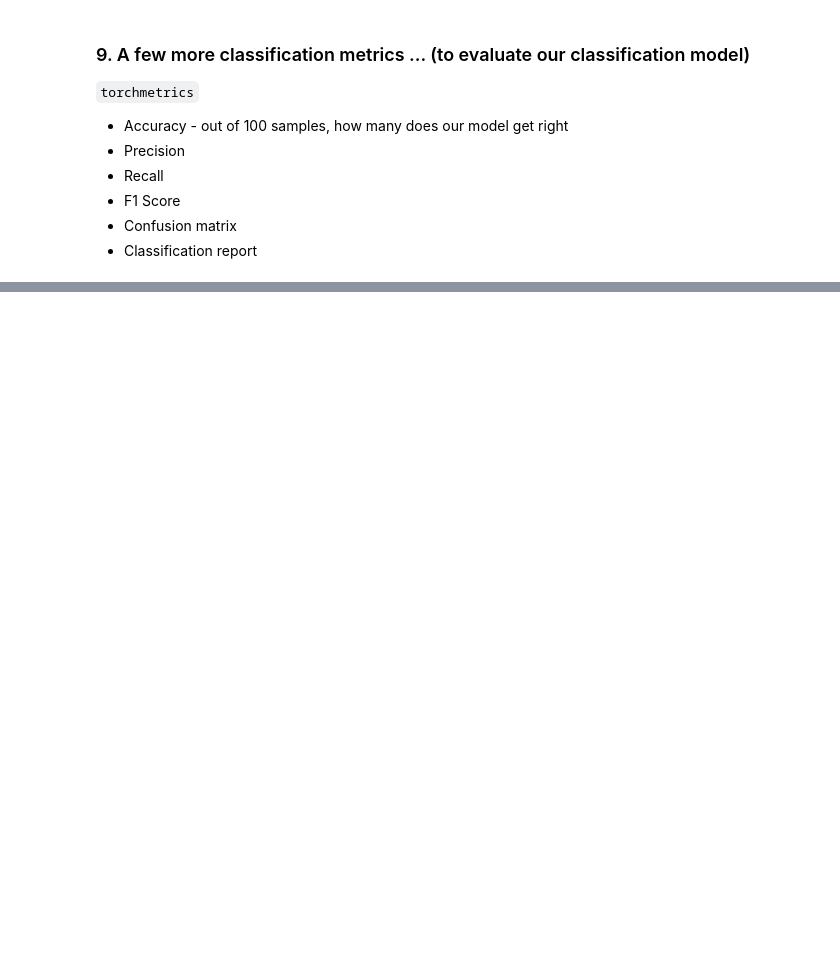
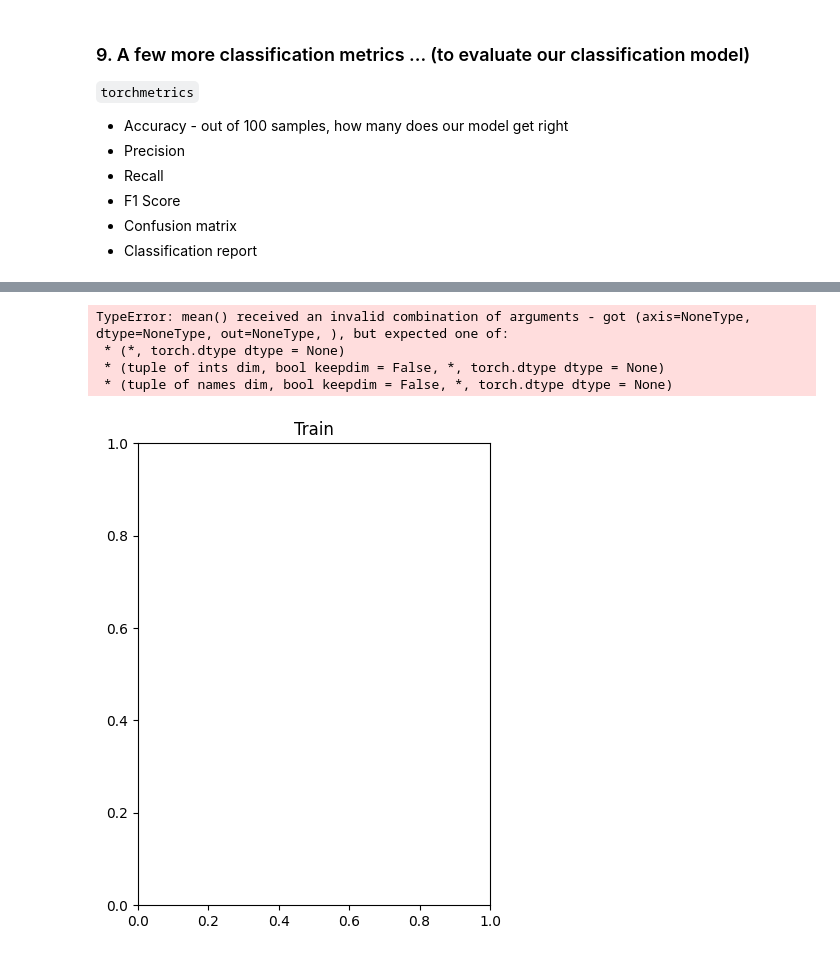
Before and after one commit to Bishal-Stha/machine_learning, a Jupyter notebook: Real_ML_Stuff/PyTorch/0_2_pytorch_fundamental_video.ipynb, the cells around one changed output, grey strips where cells are left out. Drawn from its saved outputs; the diff is of its cells as text; code cells hidden in the pictures; blank space fills up the shorter version.

```diff
--- a/Real_ML_Stuff/PyTorch/0_2_pytorch_fundamental_video.ipynb
+++ b/Real_ML_Stuff/PyTorch/0_2_pytorch_fundamental_video.ipynb
@@ -858,0 +956,4 @@ plot_decision_boundary(model_2,X_test,y_test)
+# %%
+loss_fn = nn.CrossEntropyLoss()
+
+optimizer = torch.optim.Adam(model_3.parameters(), lr=0.01)
@@ -858,0 +1011,45 @@ plot_decision_boundary(model_2,X_test,y_test)
+# %%
+def plot_decision_boundary_iris(model, X, y):
+    x_min, x_max = X[:, 0].min() - 1, X[:, 0].max() + 1
+    y_min, y_max = X[:, 1].min() - 1, X[:, 1].max() + 1
+    xx, yy = np.meshgrid(np.linspace(x_min, x_max, 200),
+                         np.linspace(y_min, y_max, 200))
+
+    grid = np.c_[xx.ravel(), yy.ravel()]
+
+    # ⬇️ Add two dummy features (e.g., set petal length and width to mean values)
+    petal_length = np.mean(X[:, 2]) if X.shape[1] > 2 else 0
+    petal_width = np.mean(X[:, 3]) if X.shape[1] > 3 else 0
+    extra_features = np.full((grid.shape[0], 2), [petal_length, petal_width])
+
+    # ⬇️ Combine first 2 grid features + dummy extra features
+    full_grid = np.hstack((grid, extra_features))
+
+    # ⬇️ Model prediction
+    grid_tensor = torch.tensor(full_grid, dtype=torch.float32)
+    with torch.no_grad():
+        preds = model(grid_tensor).argmax(dim=1).numpy()
+
+    preds = preds.reshape(xx.shape)
+    plt.contourf(xx, yy, preds, cmap=plt.cm.Pastel1, alpha=0.8)
+    plt.scatter(X[:, 0], X[:, 1], c=y, cmap=plt.cm.Dark2, edgecolor='k')
+    plt.xlabel('Sepal Length')
+    plt.ylabel('Sepal Width')
+    plt.title('Decision Boundary (fixing 3rd & 4th feature)')
+    plt.show()
+# %%
+# plotting decision boundary
+
+plt.figure(figsize=(10,6))
+plt.subplot(1,2,1)
+plt.title("Train")
+plot_decision_boundary_iris(model_3,X_train, y_train)
+plt.subplot(1,2,2)
+plt.title("Test")
+plot_decision_boundary_iris(model_3,X_test,y_test)
+# %% [output]
+TypeError: mean() received an invalid combination of arguments - got (axis=NoneType, dtype=NoneType, out=NoneType, ), but expected one of:
+ * (*, torch.dtype dtype = None)
+ * (tuple of ints dim, bool keepdim = False, *, torch.dtype dtype = None)
+ * (tuple of names dim, bool keepdim = False, *, torch.dtype dtype = None)
+[figure, added]
```
Also changed, not shown: parts of 20 cells of this notebook.
